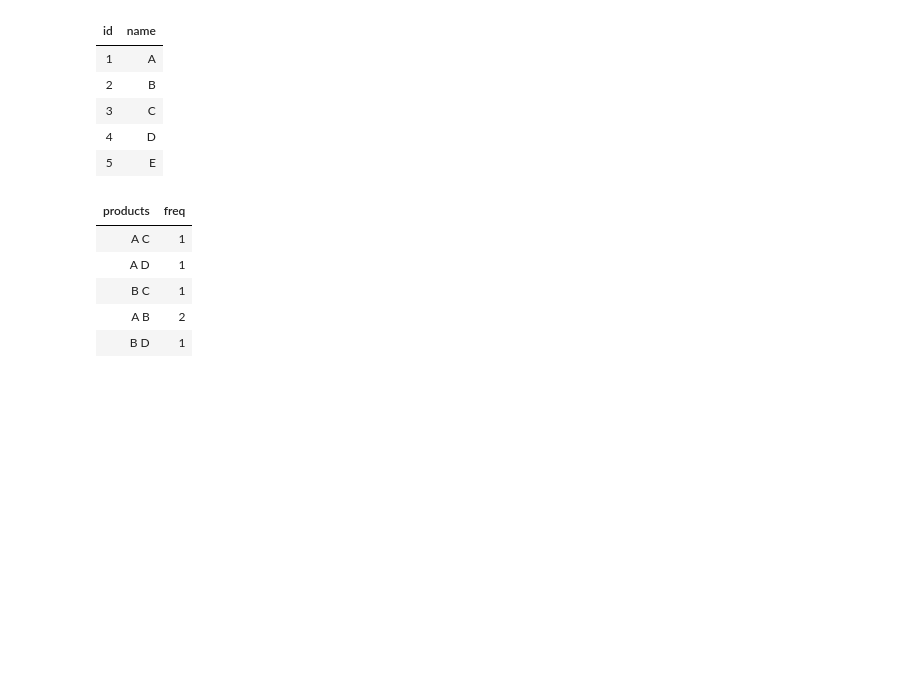
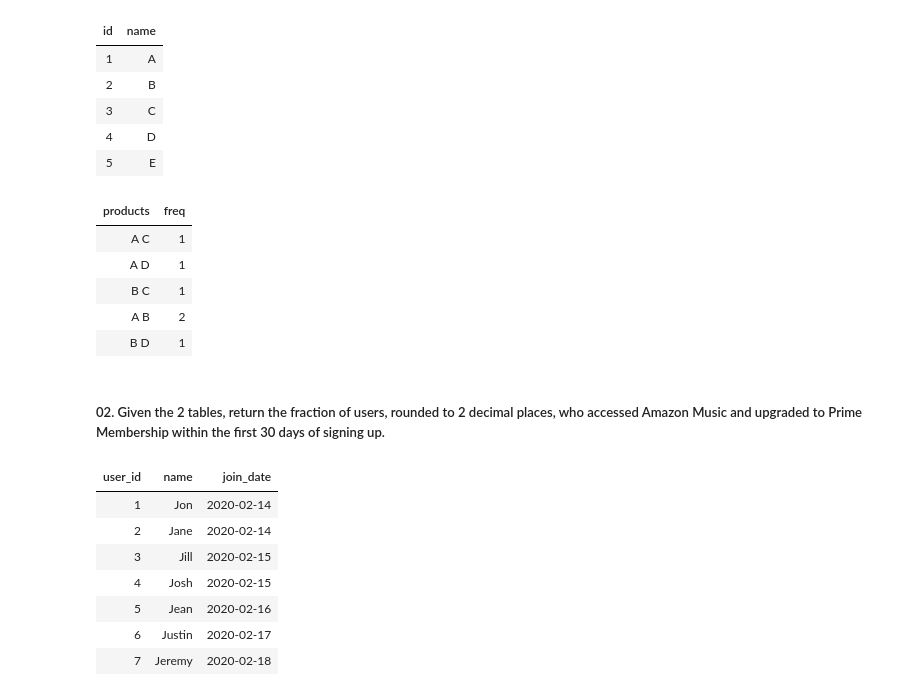
Before and after one commit to Rupam-1/SQL-Pyspark-practise_youtube, a Jupyter notebook: 03. SQL - Part2.ipynb, the cells around one changed output. Saved outputs shown, nothing was run; the diff lists cells and outputs as text; code cells hidden in the pictures; blank space fills up the shorter version.

```diff
--- a/03. SQL - Part2.ipynb
+++ b/03. SQL - Part2.ipynb
@@ -138,3 +138,50 @@ on cte.b = c2.id;
 | B C | 1 |
 | A B | 2 |
 | B D | 1 |
+# %% [markdown]
+##### 02. Given the 2 tables, return the fraction of users, rounded to 2 decimal places, who accessed Amazon Music and upgraded to Prime Membership within the first 30 days of signing up.
+# %%
+%sql
+DROP TABLE IF EXISTS app_users;
+DROP TABLE IF EXISTS app_events;
+
+CREATE TABLE app_users (
+    user_id INT,
+    name STRING,
+    join_date DATE
+);
+
+INSERT INTO app_users VALUES
+(1, 'Jon', DATE('2020-02-14')),
+(2, 'Jane', DATE('2020-02-14')),
+(3, 'Jill', DATE('2020-02-15')),
+(4, 'Josh', DATE('2020-02-15')),
+(5, 'Jean', DATE('2020-02-16')),
+(6, 'Justin', DATE('2020-02-17')),
+(7, 'Jeremy', DATE('2020-02-18'));
+
+CREATE TABLE app_events (
+    user_id INT,
+    type STRING,
+    access_date DATE
+);
+
+INSERT INTO app_events VALUES
+(1, 'Pay',   DATE('2020-03-01')),
+(2, 'Music', DATE('2020-03-02')),
+(2, 'P',     DATE('2020-03-12')),
+(3, 'Music', DATE('2020-03-15')),
+(4, 'Music', DATE('2020-03-15')),
+(1, 'P',     DATE('2020-03-16')),
+(3, 'P',     DATE('2020-03-22'));
+
+SELECT * FROM app_users;
+# %% [output]
+| user_id | name | join_date |
+| 1 | Jon | 2020-02-14 |
+| 2 | Jane | 2020-02-14 |
+| 3 | Jill | 2020-02-15 |
+| 4 | Josh | 2020-02-15 |
+| 5 | Jean | 2020-02-16 |
+| 6 | Justin | 2020-02-17 |
+| 7 | Jeremy | 2020-02-18 |
```
Also changed, not shown: parts of 2 cells of this notebook, 1 other file.
